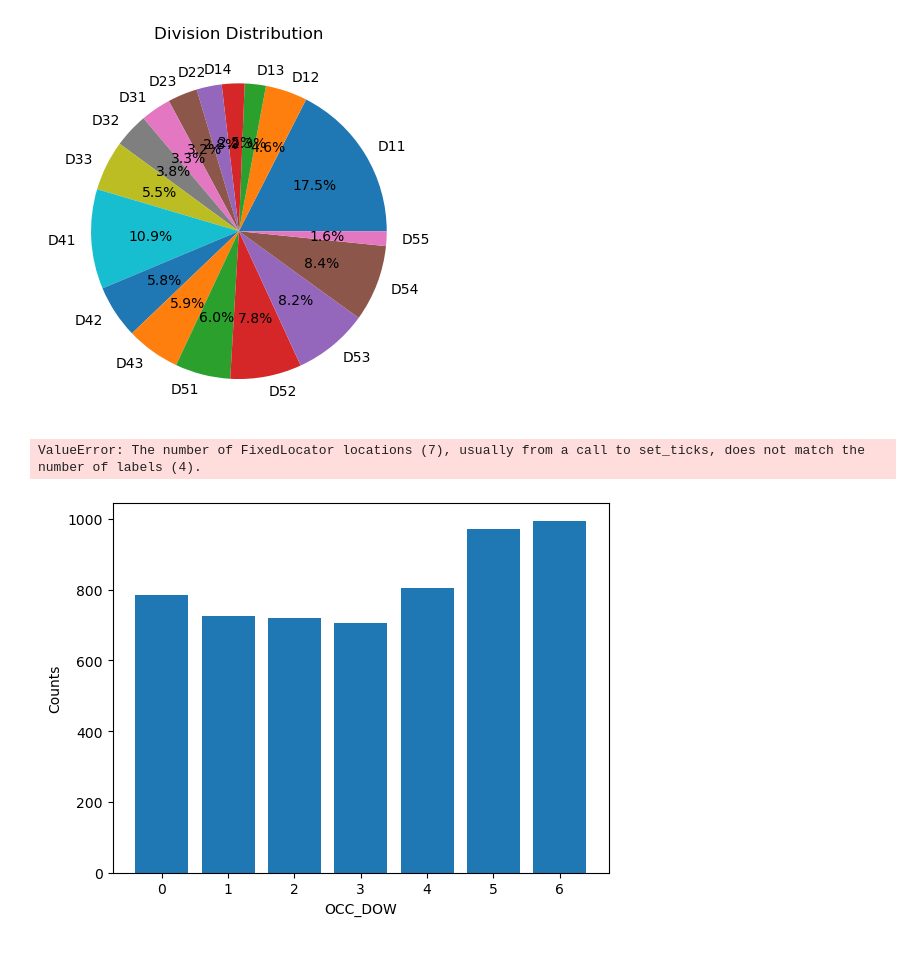
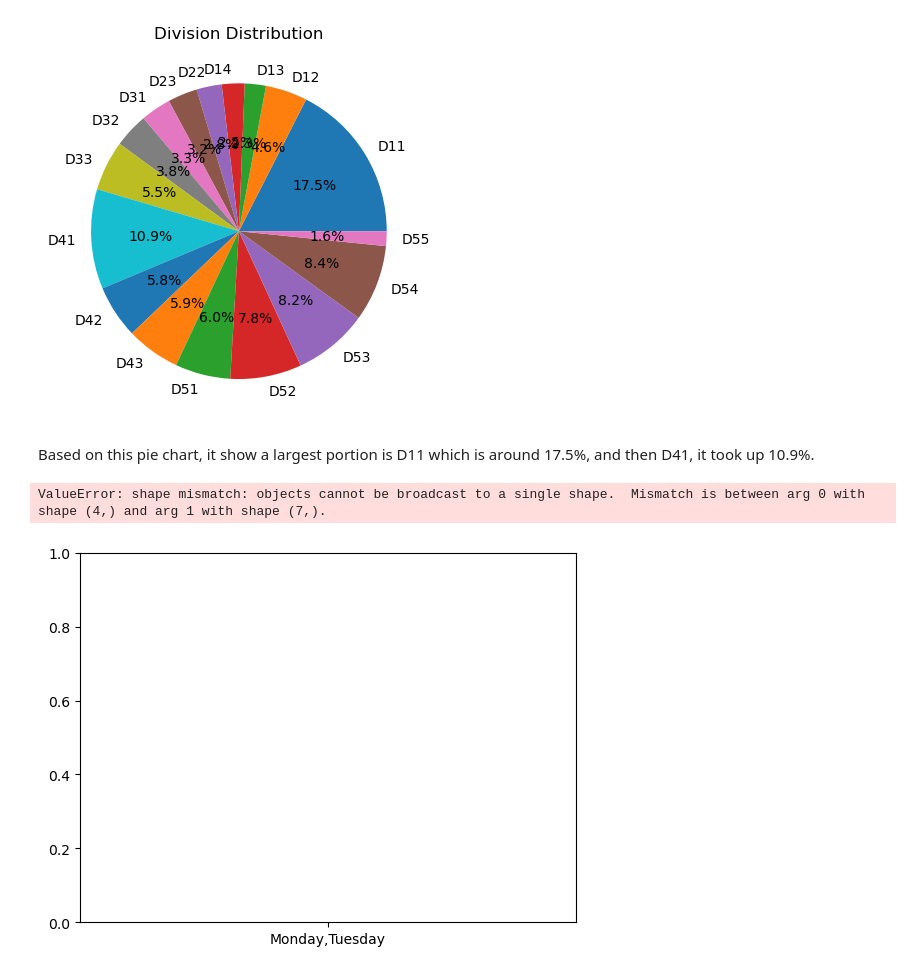
Before and after one commit to ZorroHZR/MBAN6110_Datascience, a Jupyter notebook: SFD_Data.ipynb, the cells around one changed output. Drawn from its saved outputs; the diff is of its cells as text; code cells hidden in the pictures.

```diff
--- a/SFD_Data.ipynb
+++ b/SFD_Data.ipynb
@@ -208,28 +208,28 @@ plt.title('Division Distribution')
 plt.show()
 # %% [output]
 [figure]
+# %% [markdown]
+Based on this pie chart, it show a largest portion is D11 which is around 17.5%, and then D41, it took up 10.9%.
 # %%
 import matplotlib.pyplot as plt
 import pandas as pd
 
 TPS['OCC_DATE'] = pd.to_datetime(TPS['OCC_DATE'], format='%Y/%m/%d %H:%M:%S%z', utc=True)
 TPS['OCC_DOW'] = TPS['OCC_DATE'].dt.weekday
-counts = TPS.groupby('OCC_DOW').size()
+counts = TPS['OCC_DOW'].value_counts().sort_index()
 # %%
 weekdays = ['Monday,' 'Tuesday', 'Wednesday,' 'Thursday', 'Friday,' 'Saturday', 'Sunday']
-# %%
-x = range(len(counts))
-weekdays = ['Monday,' 'Tuesday', 'Wednesday,' 'Thursday', 'Friday,' 'Saturday', 'Sunday']
-
-x = range(len(counts))
-
-plt.bar(x, counts.values)
-plt.xlabel('OCC_DOW')
-plt.ylabel('Counts')
-
-plt.xticks(x, weekdays)  # 设置 x 坐标轴的刻度和标签
-plt.title('2004年至2022年每周报告')
-plt.show()
-# %% [output]
-ValueError: The number of FixedLocator locations (7), usually from a call to set_ticks, does not match the number of labels (4).
-[figure, removed]
+# %%
+plt.bar(weekdays, counts)
+
+plt.xlabel('weekdays')
+plt.ylabel('Frquency')
+
+# 设置标题
+plt.title('week frequence')
+
+# 显示图形
+plt.show()
+# %% [output]
+ValueError: shape mismatch: objects cannot be broadcast to a single shape.  Mismatch is between arg 0 with shape (4,) and arg 1 with shape (7,).
+[figure, added]
```
